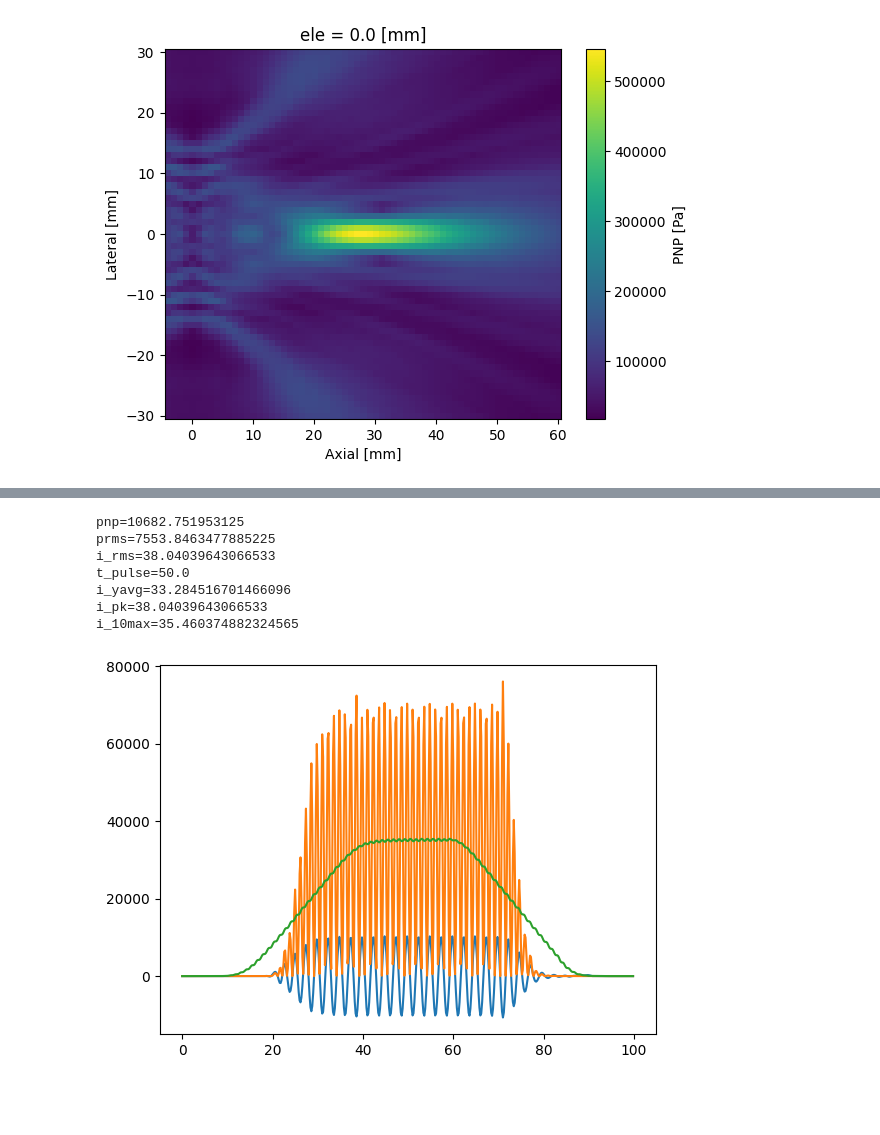
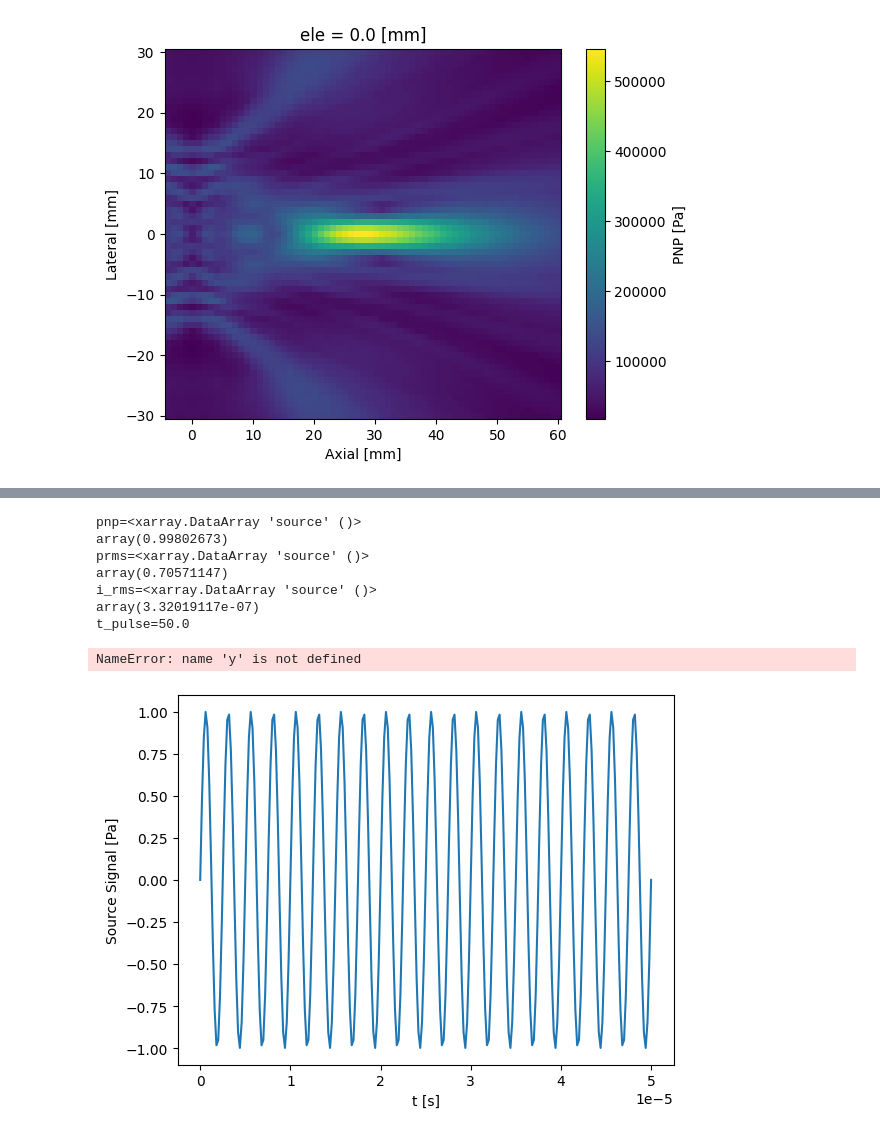
Before and after one commit to OpenwaterHealth/OpenLIFU-python, a Jupyter notebook: test_notebooks/test_plan.ipynb, the cells around one changed output, grey strips where cells are left out. Saved outputs shown, nothing was run; the diff lists cells and outputs as text; code cells hidden in the pictures; blank space fills up the shorter version.

```diff
--- a/test_notebooks/test_plan.ipynb
+++ b/test_notebooks/test_plan.ipynb
@@ -114,36 +90,37 @@ output
 # %%
-y = output['p'].reshape([-1, 61, 61, 65])[:,20,30,50]
-t = output['dt']*np.arange(output['Nt'])*1e6
-plt.plot(t,y)
-pnp = -1*y.min()
+source = ds.attrs['source']
+source.plot()
+pnp = source.max()
 print(f'{pnp=}')
 prms = pnp/np.sqrt(2)
 print(f'{prms=}')
+refmat = params.attrs['ref_material']
 i_rms = prms**2/(refmat.sound_speed*refmat.density)
 print(f'{i_rms=}')
 t_pulse = np.max([np.round(pulse.duration * pulse.frequency), 20])/pulse.frequency*1e6
 print(f'{t_pulse=}')
 i_y = y**2/(refmat.sound_speed*refmat.density)
 plt.plot(t,i_y*1e3)
 i_yavg = np.sum(i_y)/(len(t)*t_pulse/t[-1])
 print(f'{i_yavg=}')
 i_pk = pnp**2/(2*refmat.sound_speed*refmat.density)
 print(f'{i_pk=}')
 k_10 = np.ones(int(10/pulse.frequency/output['dt']))
 k_10 = k_10/np.sum(k_10)
 i_10 = np.convolve(i_y, k_10, mode='same')
 plt.plot(t,i_10*1e3)
 i_10max = np.max(i_10)
 print(f'{i_10max=}')
 # %% [output]
-pnp=10682.751953125
-prms=7553.8463477885225
-i_rms=38.04039643066533
+pnp=<xarray.DataArray 'source' ()>
+array(0.99802673)
+prms=<xarray.DataArray 'source' ()>
+array(0.70571147)
+i_rms=<xarray.DataArray 'source' ()>
+array(3.32019117e-07)
 t_pulse=50.0
-i_yavg=33.284516701466096
-i_pk=38.04039643066533
-i_10max=35.460374882324565
+NameError: name 'y' is not defined
-[figure, old version]
+[figure, new version]
 # %%
 import nibabel as nb
 p_max = output['p_min'].data
```
Also changed, not shown: parts of 5 cells of this notebook.
